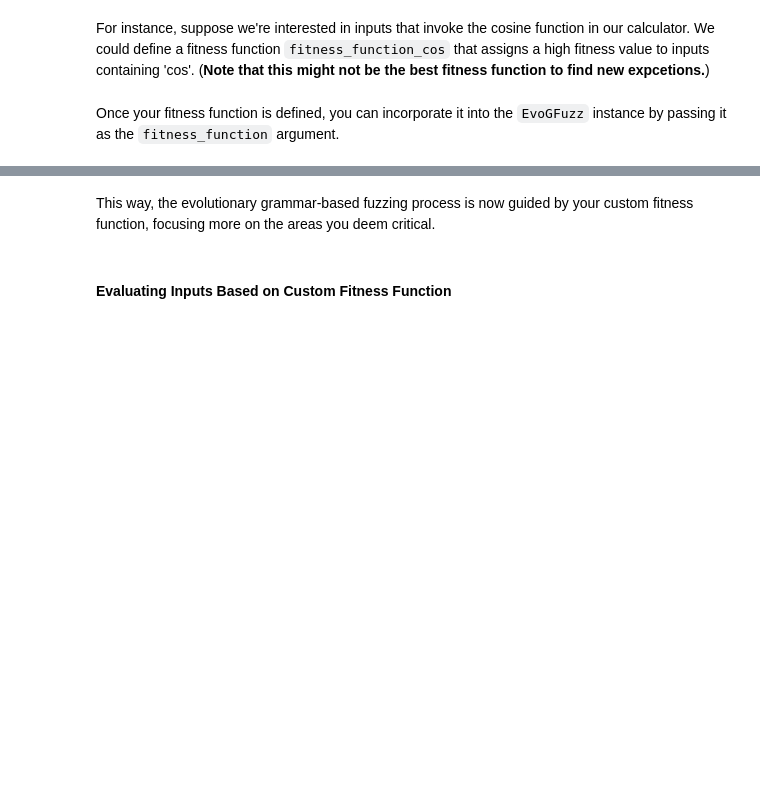
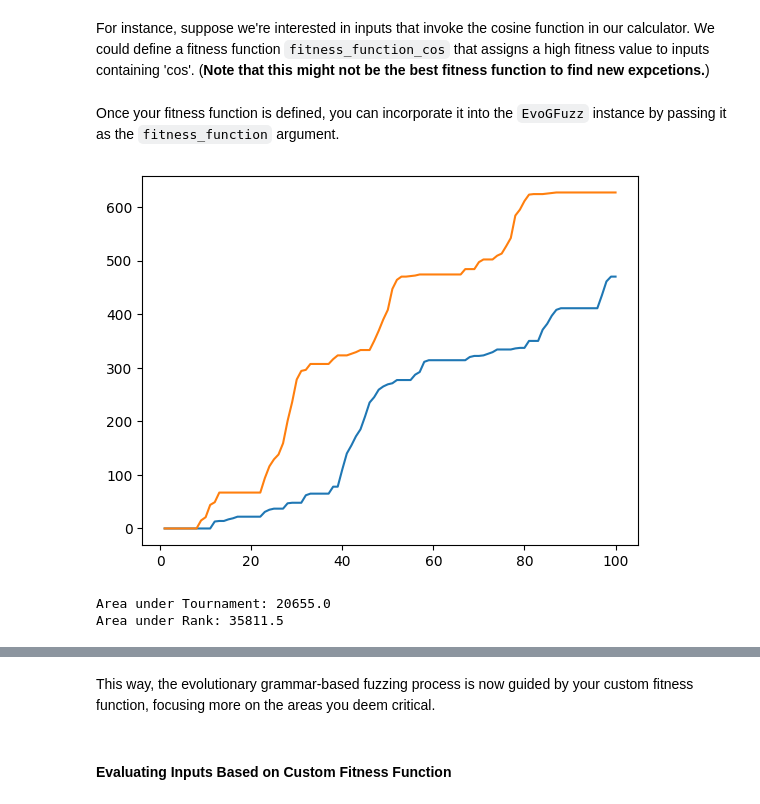
Before and after one commit to JaasperK/evogfuzzplusplus-selection-strategies, a Jupyter notebook: notebooks/evogfuzz_benchmark.ipynb, the cells around one changed output, grey strips where cells are left out. Cells and saved outputs as stored; diff of their text form; code cells hidden in the pictures; blank space fills up the shorter version.

Commit message:
implement strategy selector for rank selection and update benchmark notebook

```diff
--- a/notebooks/evogfuzz_benchmark.ipynb
+++ b/notebooks/evogfuzz_benchmark.ipynb
@@ -232,6 +232,48 @@ def fitness_function_cos(inp: Input) -> float:
         return 0.0
 # %% [markdown]
 Once your fitness function is defined, you can incorporate it into the `EvoGFuzz` instance by passing it as the `fitness_function` argument.
+# %%
+from evogfuzz.evogfuzz_class import Strategy
+import matplotlib.pyplot as plt
+from numpy import trapz
+epp = EvoGFuzz(
+    grammar=CALCGRAMMAR,
+    oracle=oracle,
+    inputs=initial_inputs,
+    fitness_function=fitness_function_cos,
+    iterations=100,
+    strategy=Strategy.TOURNAMENT
+)
+
+found_exception_inputs = epp.fuzz()
+test_tournament = epp.get_benchmark()
+
+epp = EvoGFuzz(
+    grammar=CALCGRAMMAR,
+    oracle=oracle,
+    inputs=initial_inputs,
+    fitness_function=fitness_function_cos,
+    iterations=100,
+    strategy=Strategy.RANK
+)
+
+found_exception_inputs = epp.fuzz()
+test_rank = epp.get_benchmark()
+xt = [a[0] for a in test_tournament]
+yt = [a[1] for a in test_tournament]
+plt.plot(xt, yt)
+xr = [a[0] for a in test_rank]
+yr = [a[1] for a in test_rank]
+plt.plot(xr, yr)
+plt.show()
+area_t = trapz(yt, dx=1)
+area_r = trapz(yr, dx=1)
+print(f"Area under Tournament: {area_t}")
+print(f"Area under Rank: {area_r}")
+# %% [output]
+[figure, added]
+Area under Tournament: 20655.0
+Area under Rank: 35811.5
 # %%
 epp = EvoGFuzz(
     grammar=CALCGRAMMAR,
```
Also changed, not shown: parts of 9 cells of this notebook, 1 other file.
